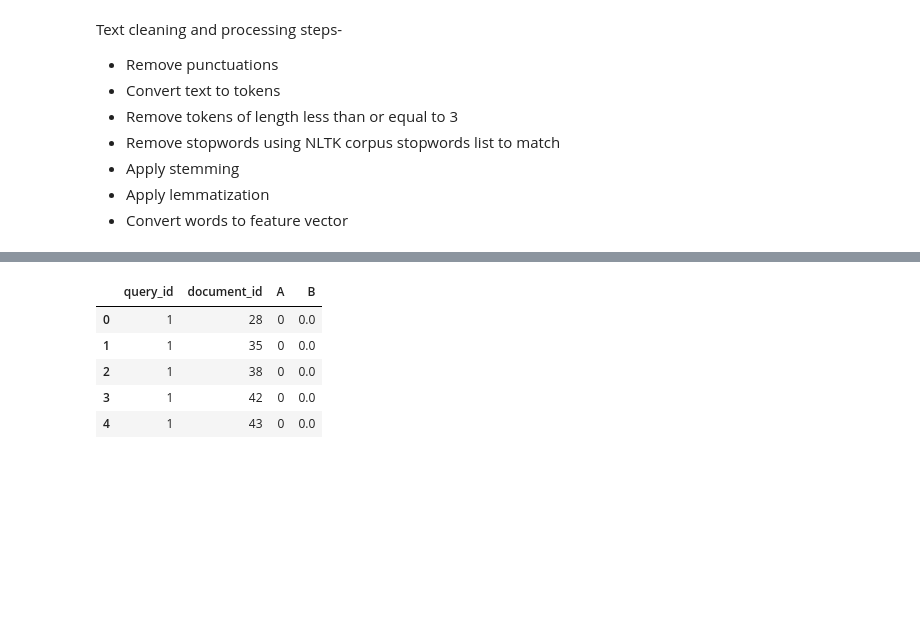
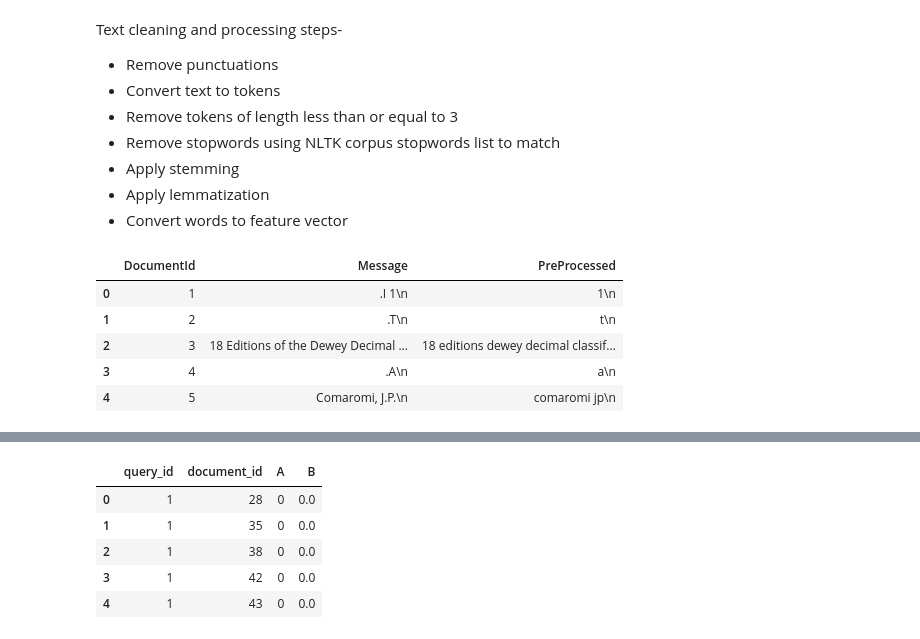
Before and after one commit to msadeqsirjani/SYSYS, a Jupyter notebook: src/app.ipynb, the cells around one changed output, grey strips where cells are left out. Cells and saved outputs as stored; diff of their text form; code cells hidden in the pictures; blank space fills up the shorter version.

```diff
--- a/src/app.ipynb
+++ b/src/app.ipynb
@@ -141,15 +140,21 @@ def preprocess_pipeline(
 # %%
 preprocess_pipeline(df=data_frame,
                     tokenize_flag=True,
                     remove_punctuations_flag=True,
                     remove_small_words_flag=False,
-                    remove_stop_words_flag=False,
+                    remove_stop_words_flag=True,
                     lemmatize_flag=True,
                     stemmer_flag=True)
 
-
+data_frame.to_csv('../data/CISI.csv')
 data_frame.head()
-data_frame.to_csv('../data/CISI.csv')
+# %% [output]
+|  | DocumentId | Message | PreProcessed |
+| 0 | 1 | .I 1\n | 1\n |
+| 1 | 2 | .T\n | t\n |
+| 2 | 3 | 18 Editions of the Dewey Decimal ... | 18 editions dewey decimal classif... |
+| 3 | 4 | .A\n | a\n |
+| 4 | 5 | Comaromi, J.P.\n | comaromi jp\n |
 # %%
 def invert_indexing(df):
     terms = []
```
Also changed, not shown: parts of 9 cells of this notebook, 2 other files.
